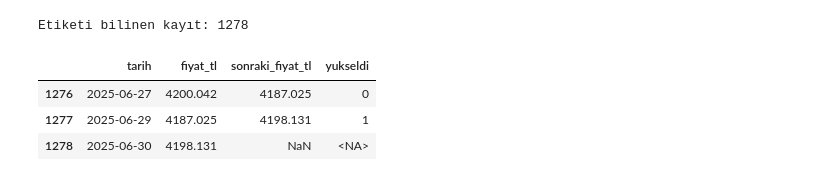
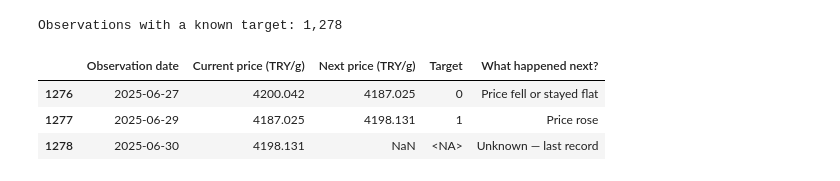
Before and after one commit to MehmetAli-03/AurumSignal-ML, a Jupyter notebook: gold_price_prediction_final.ipynb, the cells around one changed output. Saved outputs shown, nothing was run; the diff lists cells and outputs as text; code cells hidden in the pictures.

```diff
--- a/gold_price_prediction_final.ipynb
+++ b/gold_price_prediction_final.ipynb
@@ -7,14 +9,15 @@ Bu projede, geçmiş gram altın/TL fiyatlarından yararlanarak bir sonraki kay
 # %%
 import pandas as pd
+from IPython.display import display
 
-dosya = "Data/gold_try.csv"
+data_path = "Data/gold_try.csv"
+raw_data = pd.read_csv(data_path, encoding="utf-8-sig", dtype=str)
 
-try:
-    df = pd.read_csv(dosya, sep=None, engine="python", encoding="utf-8-sig", dtype=str)
-except UnicodeDecodeError:
-    df = pd.read_csv(dosya, sep=None, engine="python", encoding="cp1254", dtype=str)
+print(f"Dataset: Gold price history in Turkish lira per gram")
+print(f"Observations: {len(raw_data):,}")
+print(f"Columns in the original CSV: {len(raw_data.columns)}")
 
-print("Satır ve sütun sayısı:", df.shape)
-print("Sütun adları:", df.columns.tolist())
-display(df.head())
+preview = raw_data[["Tarih", "Şimdi"]].head().copy()
+preview.columns = ["Observation date", "Gold price (TRY per gram)"]
+display(preview)
 # %% [output]
@@ -70,21 +74,29 @@ Tekrarlanan tarih: 0
 # %%
-sonraki_fiyat = veri["fiyat_tl"].shift(-1)
+next_price = prices["price_try"].shift(-1)
 
-# 1 = yükseldi, 0 = düştü veya sabit kaldı.
-veri["yukseldi"] = (sonraki_fiyat > veri["fiyat_tl"]).astype("Int64")
+prices["rose_next"] = (
+    (next_price > prices["price_try"])
+    .astype("Int64")
+    .where(next_price.notna())
+)
 
-# Son kaydın ardından fiyat bilinmediği için doğru cevap da bilinmiyor.
-veri.loc[sonraki_fiyat.isna(), "yukseldi"] = pd.NA
+target_example = pd.DataFrame({
+    "Observation date": prices["date"],
+    "Current price (TRY/g)": prices["price_try"],
+    "Next price (TRY/g)": next_price,
+    "Target": prices["rose_next"],
+    "What happened next?": prices["rose_next"].map({
+        1: "Price rose",
+        0: "Price fell or stayed flat"
+    }).fillna("Unknown — last record")
+})
 
-print("Etiketi bilinen kayıt:", veri["yukseldi"].count())
-
-kontrol = veri[["tarih", "fiyat_tl", "yukseldi"]].copy()
-kontrol.insert(2, "sonraki_fiyat_tl", sonraki_fiyat)
-display(kontrol.tail(3))
+print(f"Observations with a known target: {prices['rose_next'].count():,}")
+display(target_example.tail(3))
 # %% [output]
-Etiketi bilinen kayıt: 1278
+Observations with a known target: 1,278
-|  | tarih | fiyat_tl | sonraki_fiyat_tl | yukseldi |
-| 1276 | 2025-06-27 | 4200.042 | 4187.025 | 0 |
-| 1277 | 2025-06-29 | 4187.025 | 4198.131 | 1 |
-| 1278 | 2025-06-30 | 4198.131 | NaN | <NA> |
+|  | Observation date | Current price (TRY/g) | Next price (TRY/g) | Target | What happened next? |
+| 1276 | 2025-06-27 | 4200.042 | 4187.025 | 0 | Price fell or stayed flat |
+| 1277 | 2025-06-29 | 4187.025 | 4198.131 | 1 | Price rose |
+| 1278 | 2025-06-30 | 4198.131 | NaN | <NA> | Unknown — last record |
 # %% [markdown]
```
Also changed, not shown: parts of 15 cells of this notebook, 3 other files.
